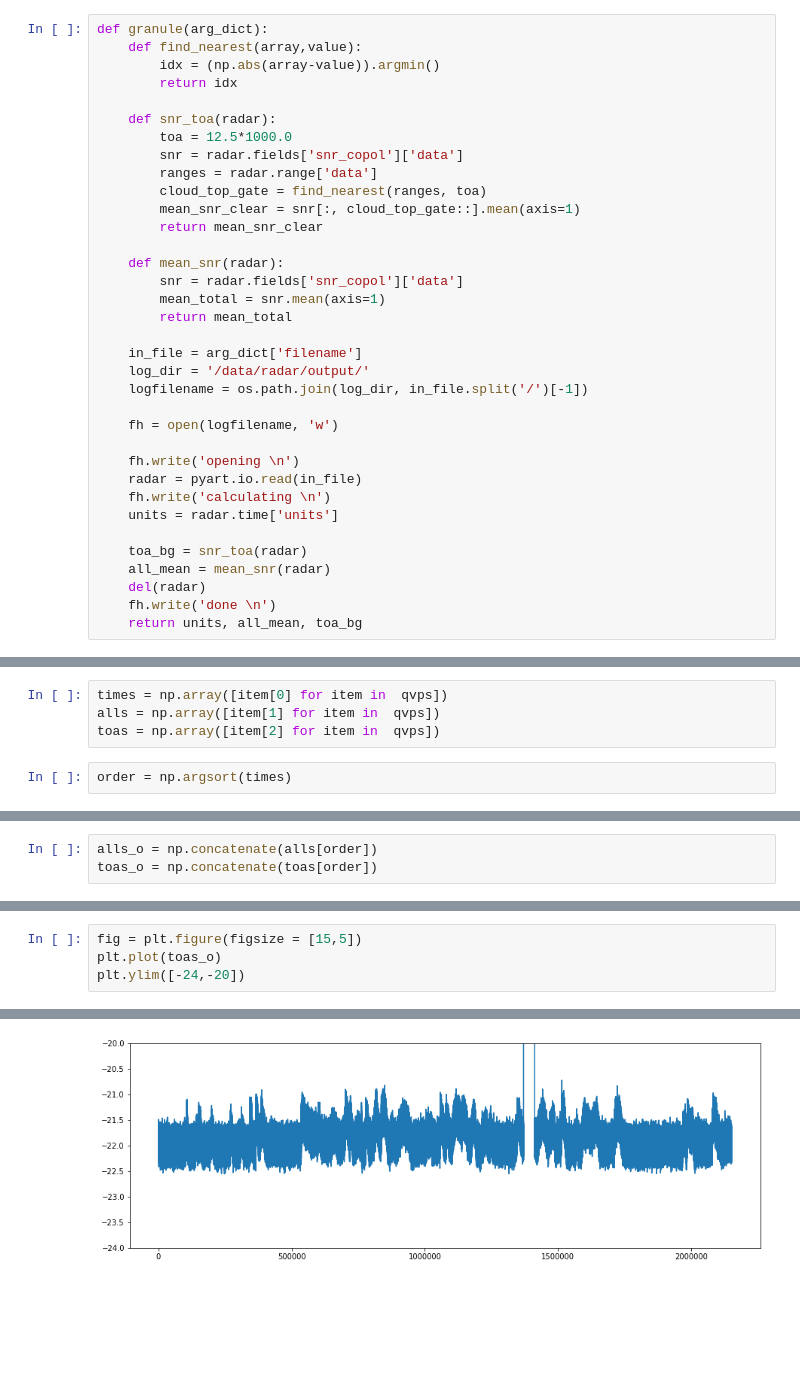
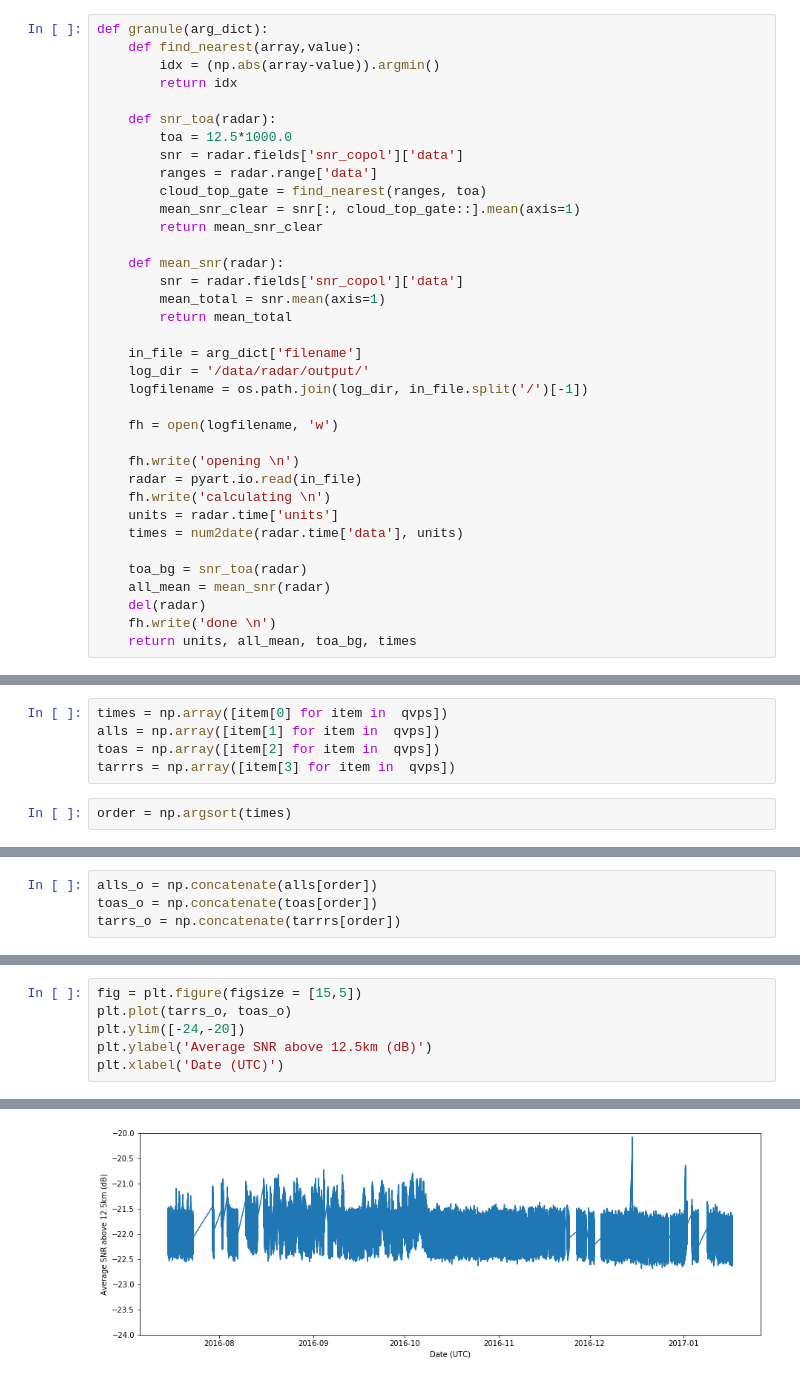
Before and after one commit to scollis/kazr_tools, a Jupyter notebook: notebooks/multi_radar_extraction.ipynb, the cells around one changed output, grey strips where cells are left out. Drawn from its saved outputs; the diff is of its cells as text; blank space fills up the shorter version.

```diff
--- a/notebooks/multi_radar_extraction.ipynb
+++ b/notebooks/multi_radar_extraction.ipynb
@@ -48,12 +48,13 @@ def granule(arg_dict):
     radar = pyart.io.read(in_file)
     fh.write('calculating \n')
     units = radar.time['units']
+    times = num2date(radar.time['data'], units)
 
     toa_bg = snr_toa(radar)
     all_mean = mean_snr(radar)
     del(radar)
     fh.write('done \n')
-    return units, all_mean, toa_bg
+    return units, all_mean, toa_bg, times
 # %%
 in_dir = '/data/radar/oli_kazr/'
 all_files = os.listdir(in_dir)
@@ -99,5 +98,6 @@ ValueError: setting an array element with a sequence
 times = np.array([item[0] for item in  qvps])
 alls = np.array([item[1] for item in  qvps])
 toas = np.array([item[2] for item in  qvps])
+tarrrs = np.array([item[3] for item in  qvps])
 # %%
 order = np.argsort(times)
@@ -104,6 +106,7 @@ order = np.argsort(times)
 # %%
 alls_o = np.concatenate(alls[order])
 toas_o = np.concatenate(toas[order])
+tarrs_o = np.concatenate(tarrrs[order])
 # %%
 print(alls_o)
 # %% [output]
@@ -118,5 +121,7 @@ plt.plot(alls_o)
 # %%
 fig = plt.figure(figsize = [15,5])
-plt.plot(toas_o)
+plt.plot(tarrs_o, toas_o)
 plt.ylim([-24,-20])
+plt.ylabel('Average SNR above 12.5km (dB)')
+plt.xlabel('Date (UTC)')
 # %% [output]
@@ -124 +129 @@ plt.ylim([-24,-20])
-[figure, old version]
+[figure, new version]
```
Also changed, not shown: parts of 7 cells of this notebook.
